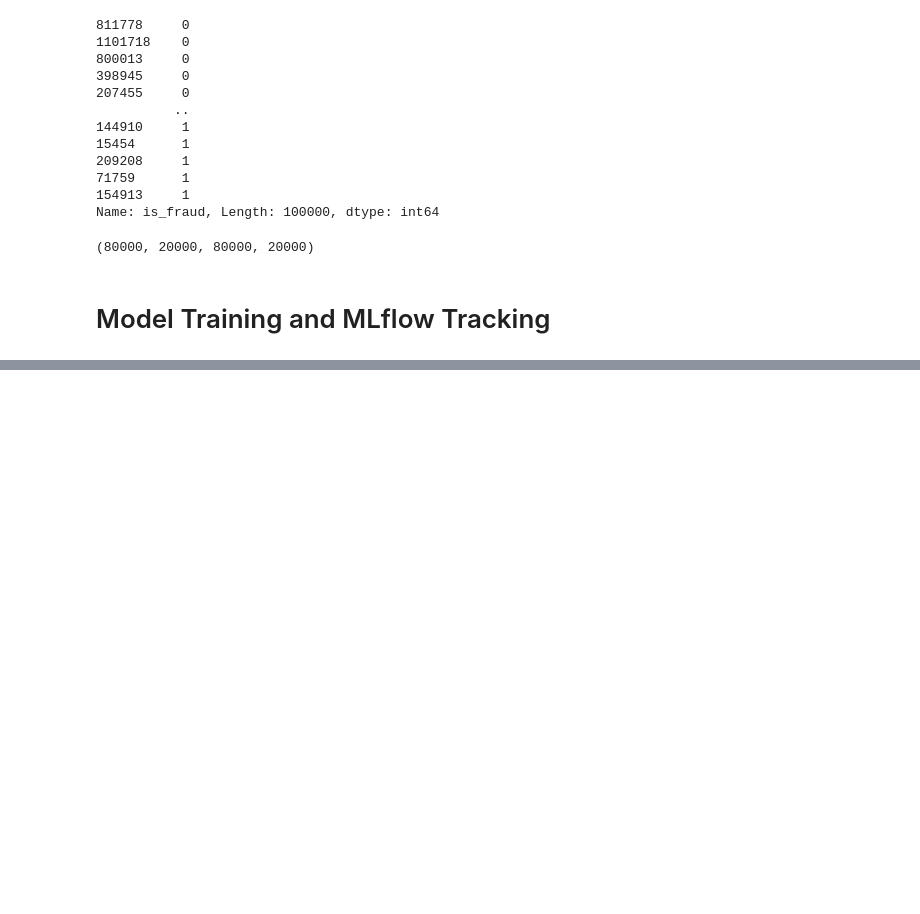
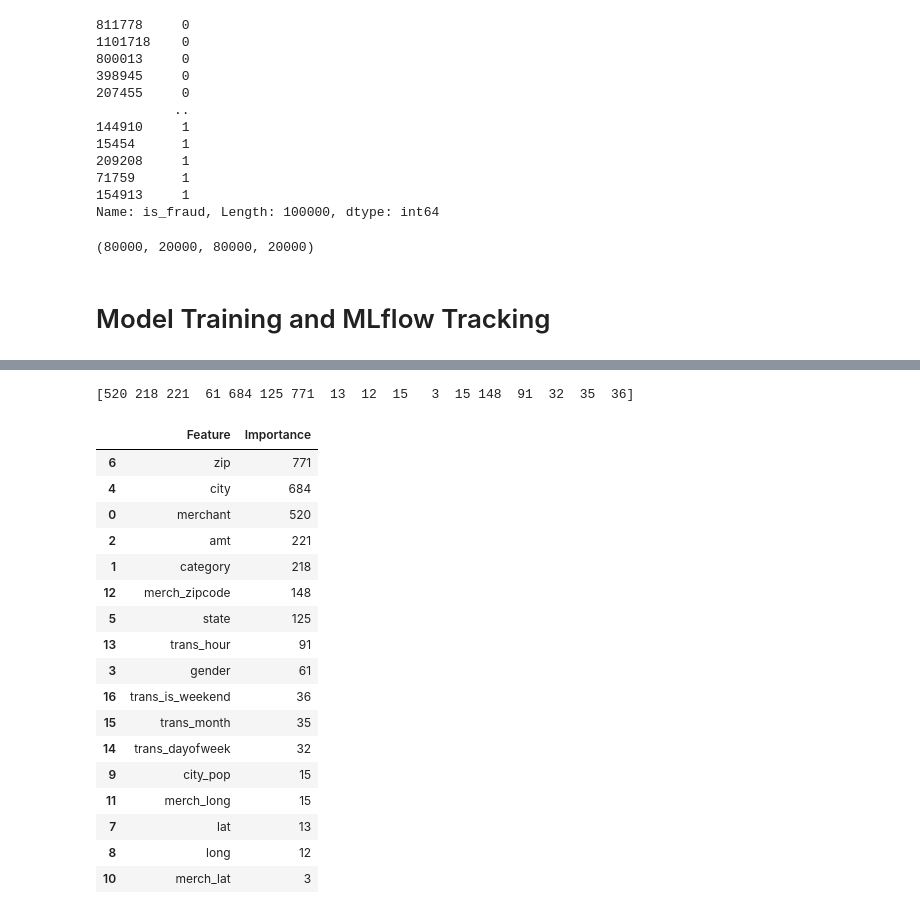
Before and after one commit to bibekk477/credit-card-fraud-xgboost-rf-lgbm, a Jupyter notebook: credit_card_fraud_detect.ipynb, the cells around one changed output, grey strips where cells are left out. Saved outputs shown, nothing was run; the diff lists cells and outputs as text; code cells hidden in the pictures; blank space fills up the shorter version.

```diff
--- a/credit_card_fraud_detect.ipynb
+++ b/credit_card_fraud_detect.ipynb
@@ -356,0 +383,30 @@ ROC-AUC: 0.9854
+# %%
+print(lgbm_model.feature_importances_)
+# %% [output]
+[520 218 221  61 684 125 771  13  12  15   3  15 148  91  32  35  36]
+# %%
+df1 = pd.DataFrame({
+        "Feature": X_train.columns,
+        "Importance": lgbm_model.feature_importances_
+    }).sort_values(by="Importance", ascending=False)
+# %%
+df1
+# %% [output]
+|  | Feature | Importance |
+| 6 | zip | 771 |
+| 4 | city | 684 |
+| 0 | merchant | 520 |
+| 2 | amt | 221 |
+| 1 | category | 218 |
+| 12 | merch_zipcode | 148 |
+| 5 | state | 125 |
+| 13 | trans_hour | 91 |
+| 3 | gender | 61 |
+| 16 | trans_is_weekend | 36 |
+| 15 | trans_month | 35 |
+| 14 | trans_dayofweek | 32 |
+| 9 | city_pop | 15 |
+| 11 | merch_long | 15 |
+| 7 | lat | 13 |
+| 8 | long | 12 |
+| 10 | merch_lat | 3 |
```
Also changed, not shown: parts of 5 cells of this notebook.
